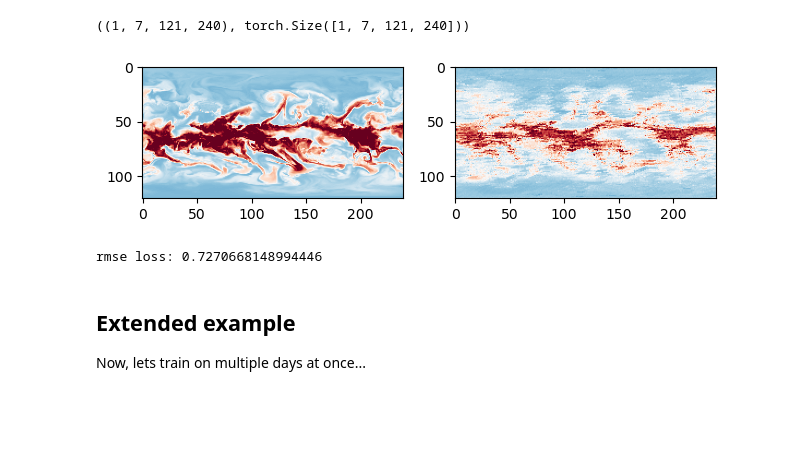
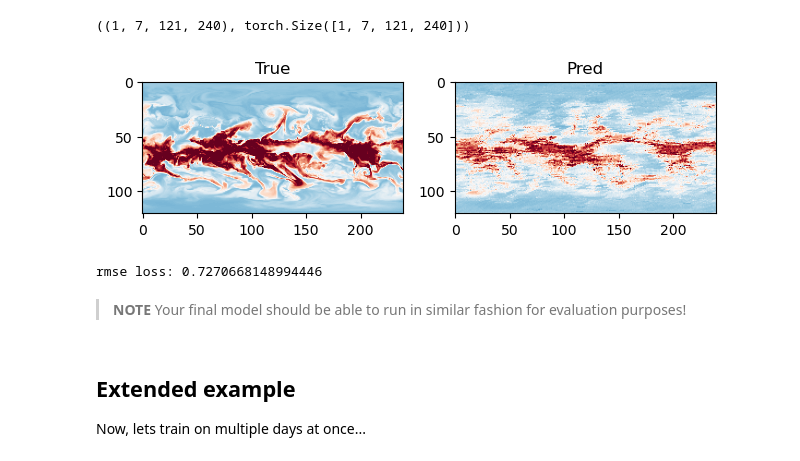
Before and after one commit to leap-stc/ChaosBench, a Jupyter notebook: hackathon/02_machine_learning.ipynb, the cells around one changed output. Cells and saved outputs as stored; diff of their text form; code cells hidden in the pictures; blank space fills up the shorter version.

```diff
--- a/hackathon/02_machine_learning.ipynb
+++ b/hackathon/02_machine_learning.ipynb
@@ -96,7 +99,8 @@ model = xgb.XGBRegressor(tree_method="hist", device="cuda")
 # %%
 def transform_2d(x):
     """
-    Helper function to transform the dataset into 2D array of shape (n_samples, n_features)
+    Helper function to transform the dataset into 2D array of shape (n_samples, n_features).
+    Here n_features represent width (longitude) x height (latitude) x channels (n_variables)
     """
     return x.view(
         -1,
@@ -140,19 +144,22 @@ val_predict.shape, val_y.shape ## of shape (time, n_variables, latitude, longitu
 # %%
 # Now let's put them side-by-side
 ## Say let's see the performance for q-700 prediction
 
 param_name = 'q-700'
 param_idx = val_dataset.era5_idx.index(
      utils.get_param_level_idx(*param_name.split('-')) # Get the variable index for plotting
 )
 
 f, ax = plt.subplots(1,2)
 ax[0].imshow(val_y[0,param_idx], cmap='RdBu_r', vmin=-2, vmax=2) ## Truth
 ax[1].imshow(val_predict[0,param_idx], cmap='RdBu_r', vmin=-2, vmax=2) ## prediction
 
+ax[0].set_title(f'True')
+ax[1].set_title(f'Pred')
+
 plt.tight_layout()
 plt.show();
 # %% [output]
-[figure, old version]
+[figure, new version]
 # %%
 # Now let's try computing its criterion (root mean-squared error)
@@ -166,6 +173,8 @@ loss = rmse(
 print(f'rmse loss: {loss}')
 # %% [output]
 rmse loss: 0.7270668148994446
+# %% [markdown]
+> __NOTE__ Your final model should be able to run in similar fashion for evaluation purposes!
 # %% [markdown]
 ## Extended example
 Now, lets train on multiple days at once...
```
Also changed, not shown: parts of 13 cells of this notebook, 8 other files.
